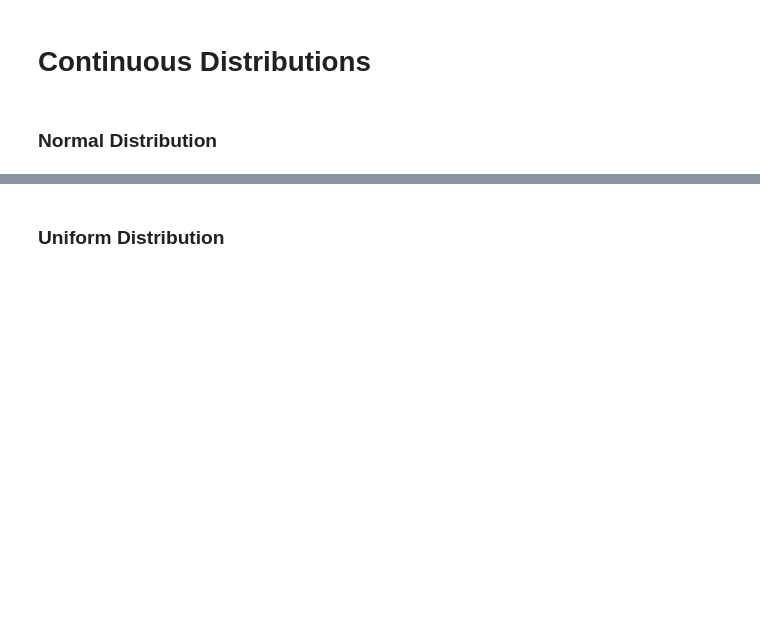
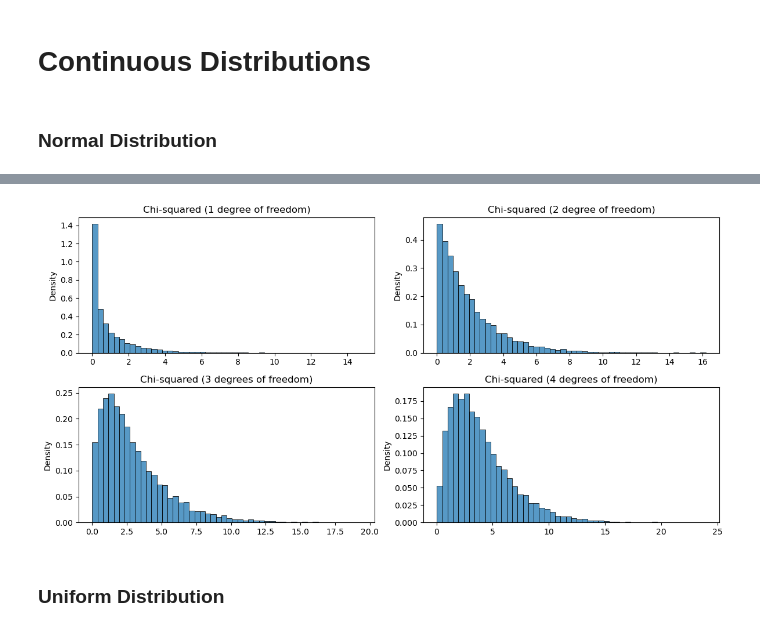
Before and after one commit to Jordanbarker/jordanbarker.github.io, a Jupyter notebook: Jupyter_Notebooks/Distributions.ipynb, the cells around one changed output, grey strips where cells are left out. Saved outputs shown, nothing was run; the diff lists cells and outputs as text; code cells hidden in the pictures; blank space fills up the shorter version.

```diff
--- a/Jupyter_Notebooks/Distributions.ipynb
+++ b/Jupyter_Notebooks/Distributions.ipynb
@@ -174,3 +185,24 @@ plt.show()
+# %%
+rng = np.random.default_rng()
+Z_1 = rng.standard_normal(num_simulations)**2
+Z_2 = rng.standard_normal(num_simulations)**2
+Z_3 = rng.standard_normal(num_simulations)**2
+Z_4 = rng.standard_normal(num_simulations)**2
+
+plot_settings = {'bins': 50, 'color': '#1f77b4', 'stat': 'density'}
+fig, axs = plt.subplots(2, 2, figsize=(12, 6))
+sns.histplot(Z_1, ax=axs[0, 0], **plot_settings)
+axs[0, 0].set_title('Chi-squared (1 degree of freedom)')
+sns.histplot(Z_1 + Z_2, ax=axs[0, 1], **plot_settings)
+axs[0, 1].set_title('Chi-squared (2 degree of freedom)')
+sns.histplot(Z_1 + Z_2 + Z_3, ax=axs[1, 0], **plot_settings)
+axs[1, 0].set_title('Chi-squared (3 degrees of freedom)')
+sns.histplot(Z_1 + Z_2 + Z_3 + Z_4, ax=axs[1, 1], **plot_settings)
+axs[1, 1].set_title('Chi-squared (4 degrees of freedom)')
+plt.tight_layout()
+plt.show()
+# %% [output]
+[figure, added]
 # %% [markdown]
 ### Uniform Distribution <a name="uniform-distribution"></a>
 # %%
```
Also changed, not shown: parts of 12 cells of this notebook, 1 other file.
